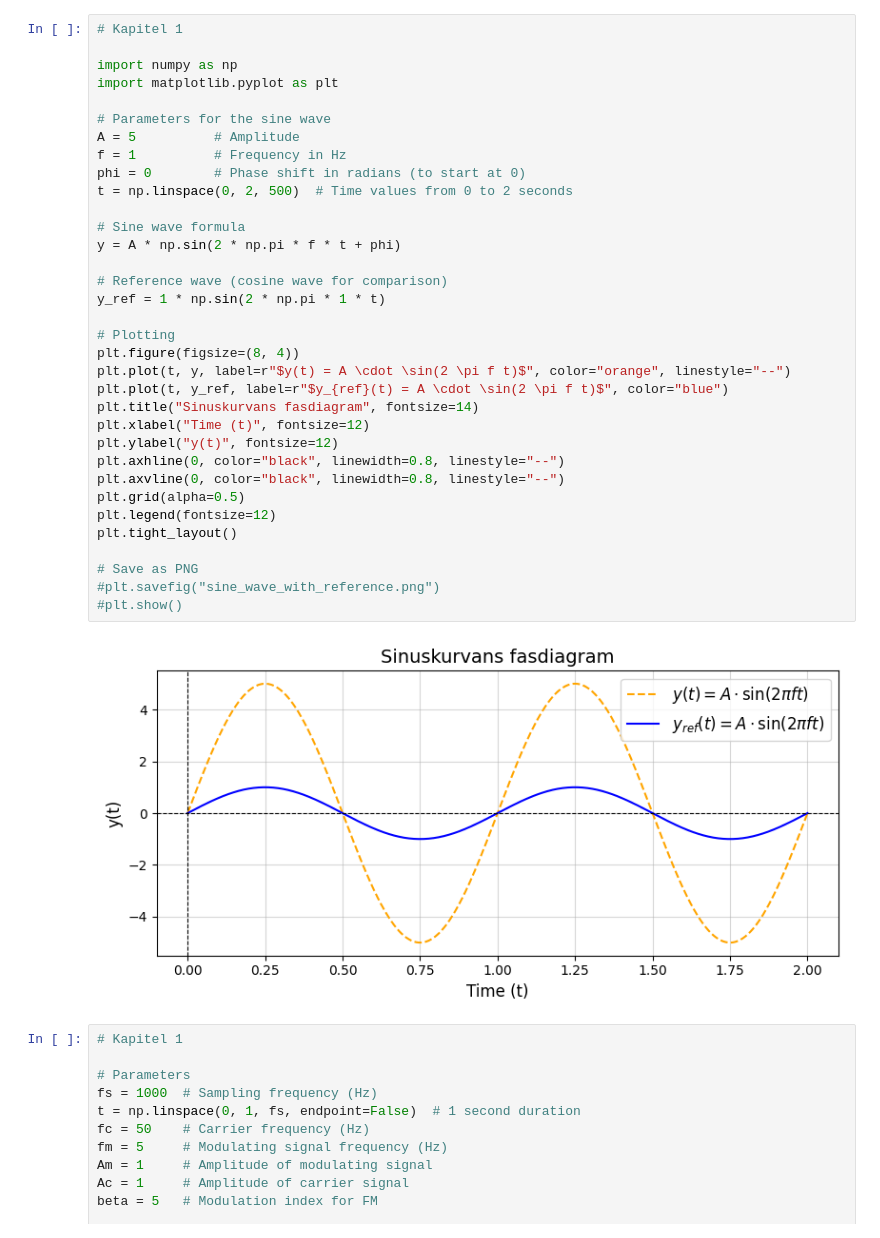
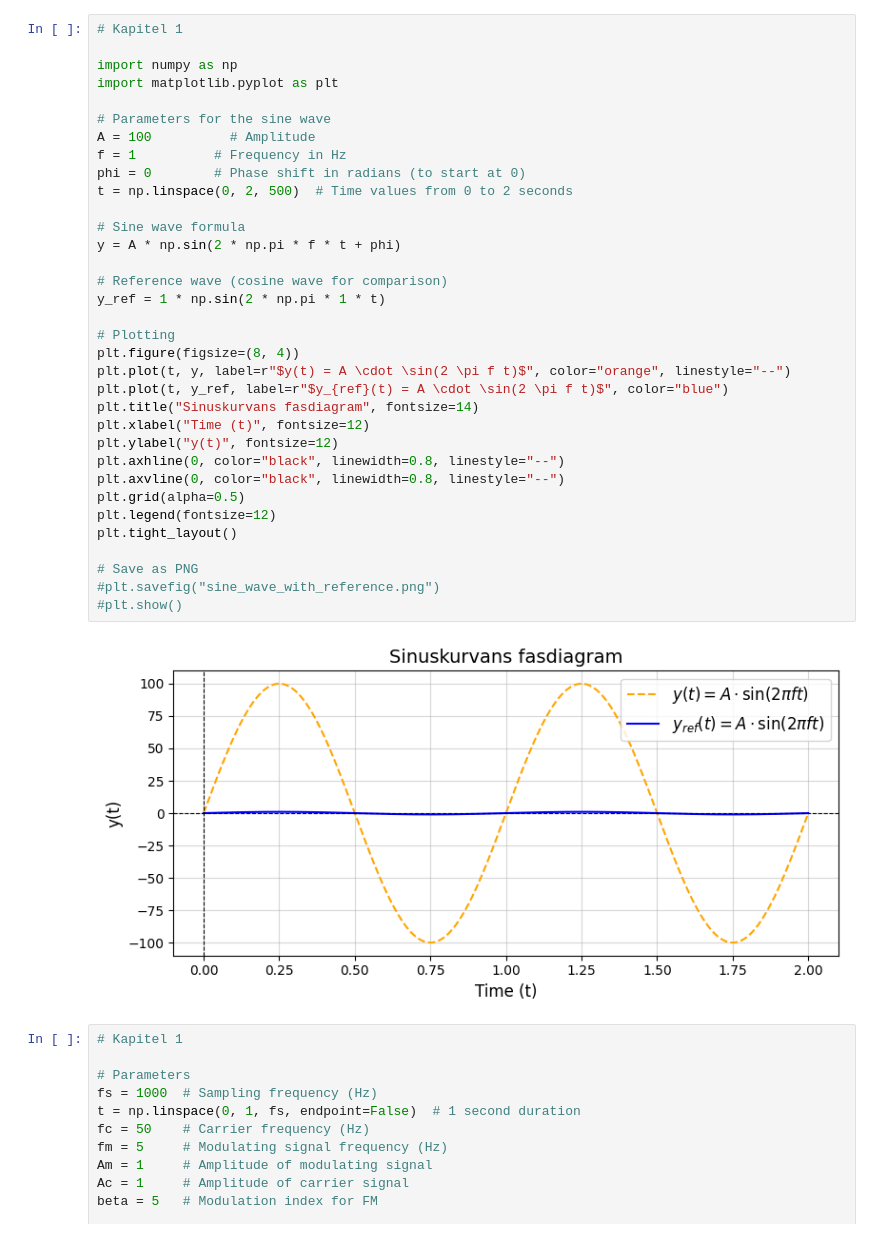
Before and after one commit to jsa91/01-jupyter, a Jupyter notebook: whats_signal/code_generator.ipynb, the cells around one changed output. Drawn from its saved outputs; the diff is of its cells as text.

```diff
--- a/whats_signal/code_generator.ipynb
+++ b/whats_signal/code_generator.ipynb
@@ -5,35 +5,35 @@ import numpy as np
 import matplotlib.pyplot as plt
 
 # Parameters for the sine wave
-A = 5          # Amplitude
+A = 100          # Amplitude
 f = 1          # Frequency in Hz
 phi = 0        # Phase shift in radians (to start at 0)
 t = np.linspace(0, 2, 500)  # Time values from 0 to 2 seconds
 
 # Sine wave formula
 y = A * np.sin(2 * np.pi * f * t + phi)
 
 # Reference wave (cosine wave for comparison)
 y_ref = 1 * np.sin(2 * np.pi * 1 * t)
 
 # Plotting
 plt.figure(figsize=(8, 4))
 plt.plot(t, y, label=r"$y(t) = A \cdot \sin(2 \pi f t)$", color="orange", linestyle="--")
 plt.plot(t, y_ref, label=r"$y_{ref}(t) = A \cdot \sin(2 \pi f t)$", color="blue")
 plt.title("Sinuskurvans fasdiagram", fontsize=14)
 plt.xlabel("Time (t)", fontsize=12)
 plt.ylabel("y(t)", fontsize=12)
 plt.axhline(0, color="black", linewidth=0.8, linestyle="--")
 plt.axvline(0, color="black", linewidth=0.8, linestyle="--")
 plt.grid(alpha=0.5)
 plt.legend(fontsize=12)
 plt.tight_layout()
 
 # Save as PNG
 #plt.savefig("sine_wave_with_reference.png")
 #plt.show()
 # %% [output]
-[figure, old version]
+[figure, new version]
 # %%
 # Kapitel 1
 
```
Also changed, not shown: parts of 1 cell of this notebook, 4 other files.
